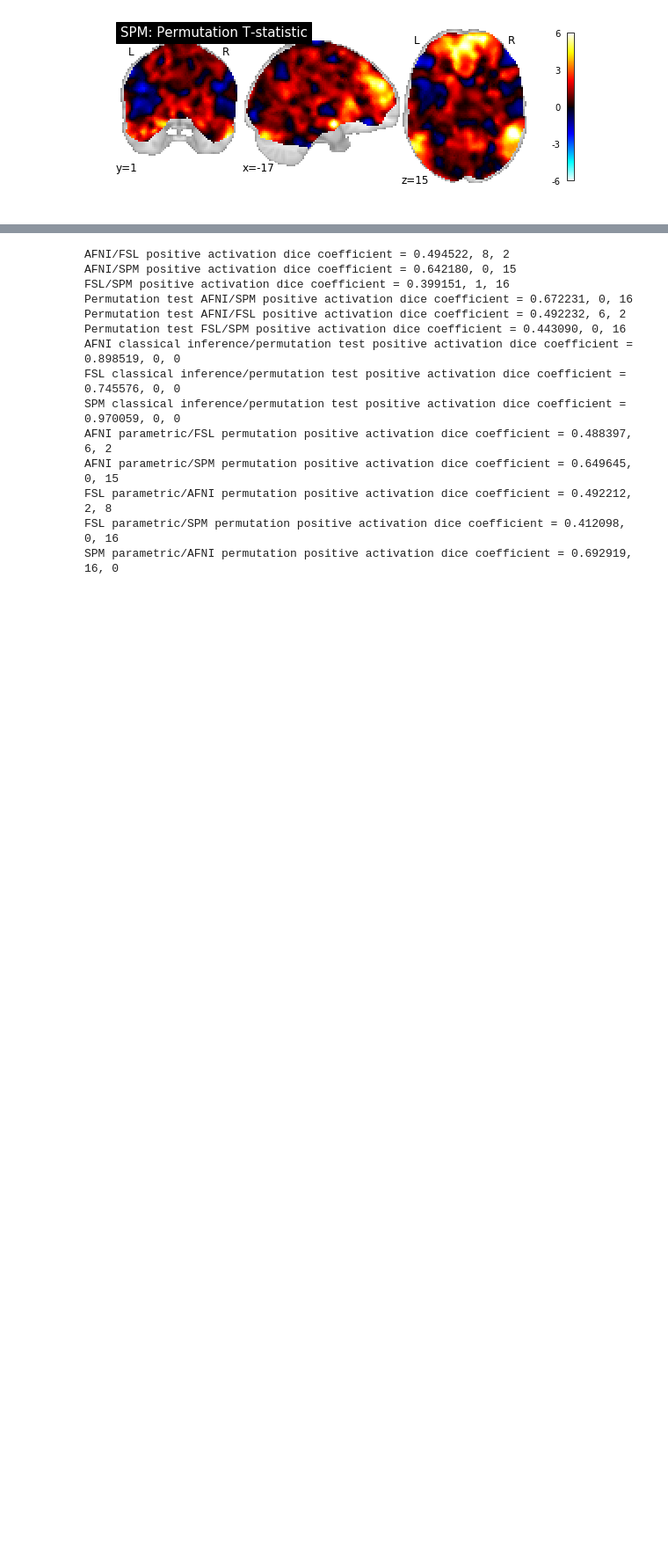
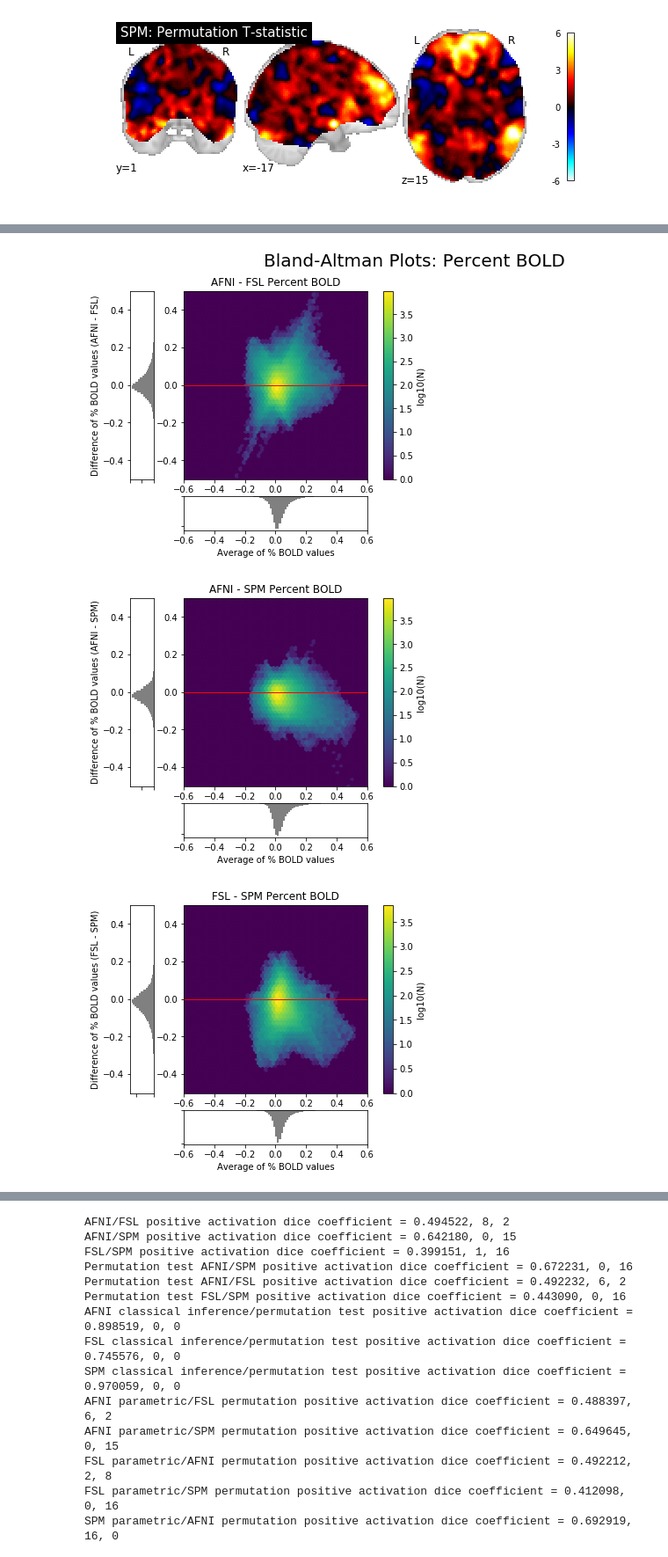
Before and after one commit to NISOx-BDI/Software_Comparison, a Jupyter notebook: figures/ds109_notebook.ipynb, the cells around one changed output, grey strips where cells are left out. Shown at 88% size. Cells and saved outputs as stored; diff of their text form; code cells hidden in the pictures; blank space fills up the shorter version.

```diff
--- a/figures/ds109_notebook.ipynb
+++ b/figures/ds109_notebook.ipynb
@@ -204,3 +213,12 @@ bland_altman.bland_altman('Bland-Altman Plots: Permutation Tests', afni_perm, sp
+# %%
+reload(bland_altman)
+bland_altman.bland_altman_bold('Bland-Altman Plots: Percent BOLD', afni_bold, spm_bold,
+            'AFNI - SPM Percent BOLD', 'AFNI - FSL Percent BOLD', 'FSL - SPM Percent BOLD',
+             fsl_bold, study=study + '_bold')
+# %% [output]
+[figure, added]
+[figure, added]
+[figure, added]
 # %%
 bland_altman.bland_altman_intra('Bland-Altman Plots: Parametric vs Permutation', afni_stat_file, afni_perm,
              fsl_stat_file, fsl_perm,
```
Also changed, not shown: parts of 9 cells of this notebook, 3 other files.
